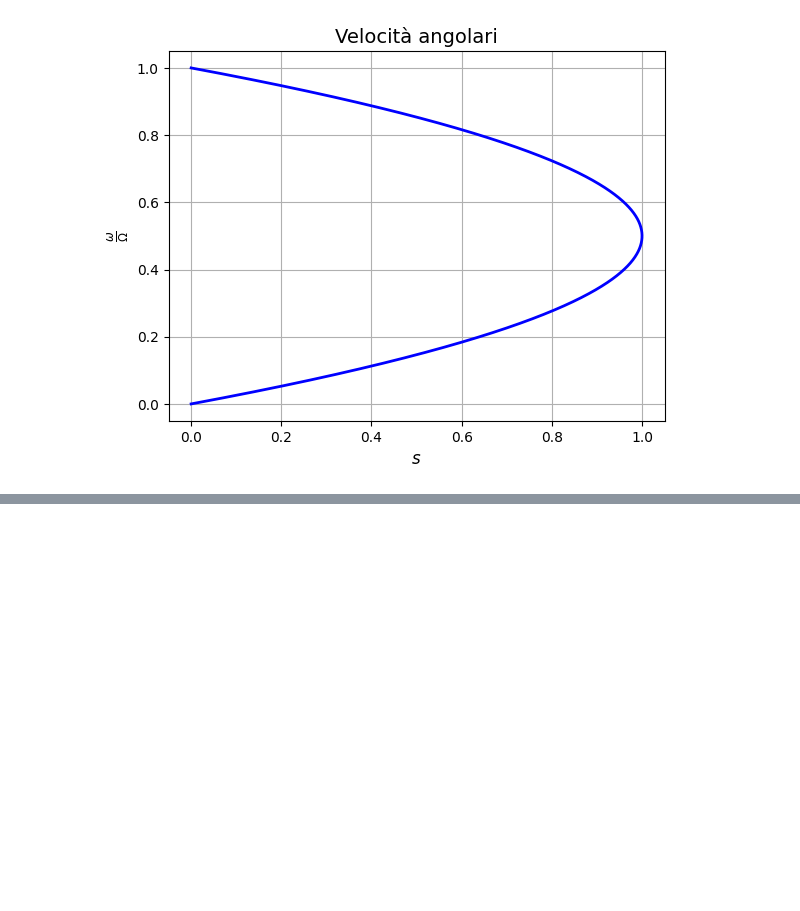
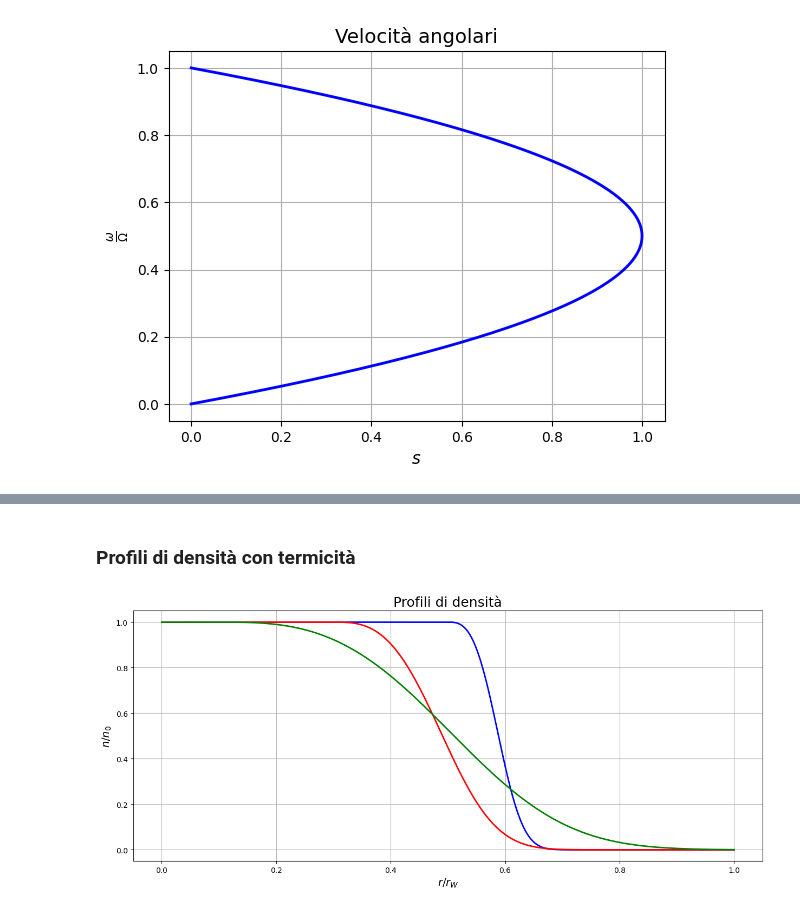
Before and after one commit to Negrini085/LaboPlasmi, a Jupyter notebook: Dispense/Immagini/Grafici/grafici.ipynb, the cells around one changed output, grey strips where cells are left out. Saved outputs shown, nothing was run; the diff lists cells and outputs as text; code cells hidden in the pictures; blank space fills up the shorter version.

```diff
--- a/Dispense/Immagini/Grafici/grafici.ipynb
+++ b/Dispense/Immagini/Grafici/grafici.ipynb
@@ -50,0 +78,19 @@ plt.show()
+# %% [markdown]
+### Profili di densità con termicità
+# %%
+fig = plt.figure(figsize=(15, 6))
+
+x = np.linspace(0, 1, 10000)
+
+#Profilo di densità reale: è continuo, con una decrescita graduale
+y1 = np.zeros(10000); y1[0:5000] = 1; y1[5000:10000] = np.exp(-1000 * (x[5000:10000] - 0.5) * (x[5000:10000] - 0.5) * (x[5000:10000] - 0.5))
+y2 = np.zeros(10000); y2[0:3000] = 1; y2[3000:10000] = np.exp(-100 * (x[3000:10000] - 0.3) * (x[3000:10000] - 0.3) * (x[3000:10000] - 0.3))
+y3 = np.zeros(10000); y3[0:1000] = 1; y3[1000:10000] = np.exp(-10 * (x[1000:10000] - 0.1) * (x[1000:10000] - 0.1) * (x[1000:10000] - 0.1))
+plt.plot(x, y1, color = 'blue', linewidth = 2, label = 'Profilo 1')
+plt.plot(x, y2, color = 'red', linewidth = 2, label = 'Profilo 2')
+plt.plot(x, y3, color = 'green', linewidth = 2, label = 'Profilo 3')
+plt.grid(True); plt.xlabel(r'$r/r_W$', fontsize = 14); plt.ylabel(r'$n/n_0$', fontsize = 14)
+plt.title('Profili di densità', fontsize = 18)
+plt.show()
+# %% [output]
+[figure, added]
```
Also changed, not shown: parts of 2 cells of this notebook, 3 other files.
